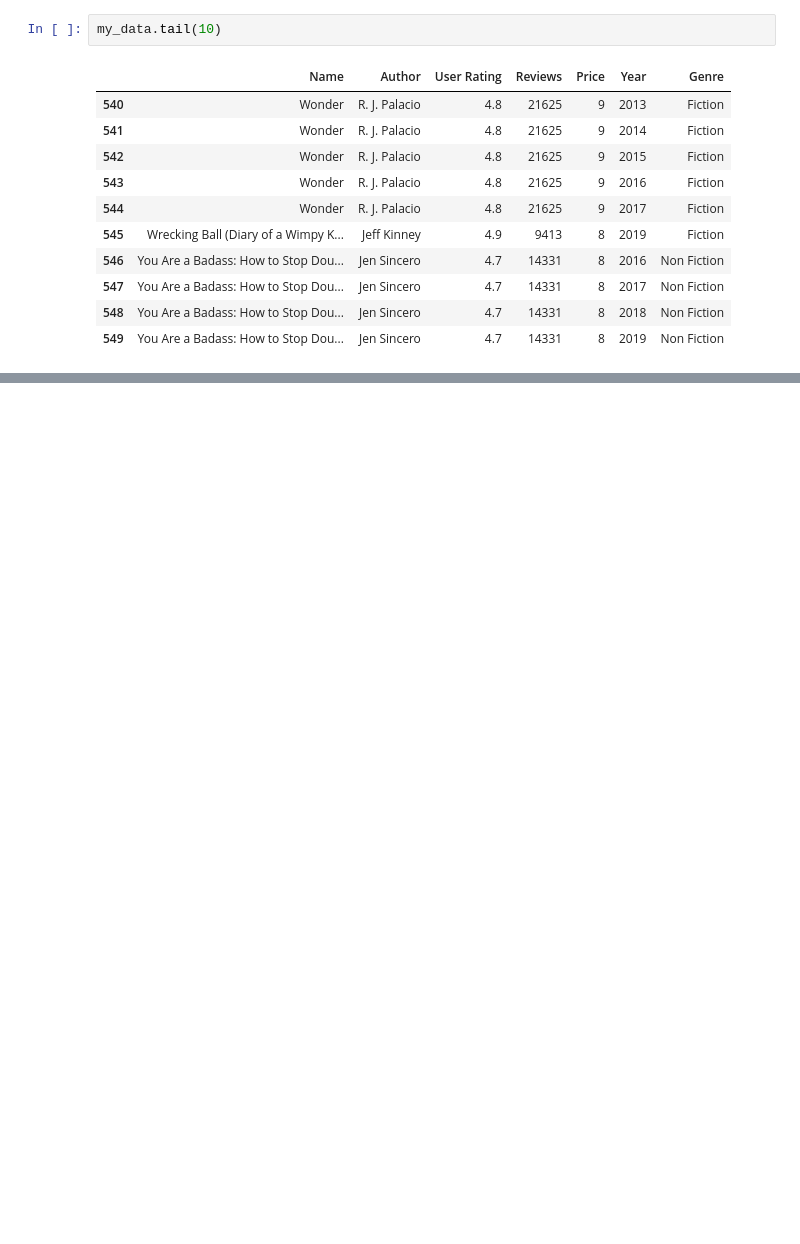
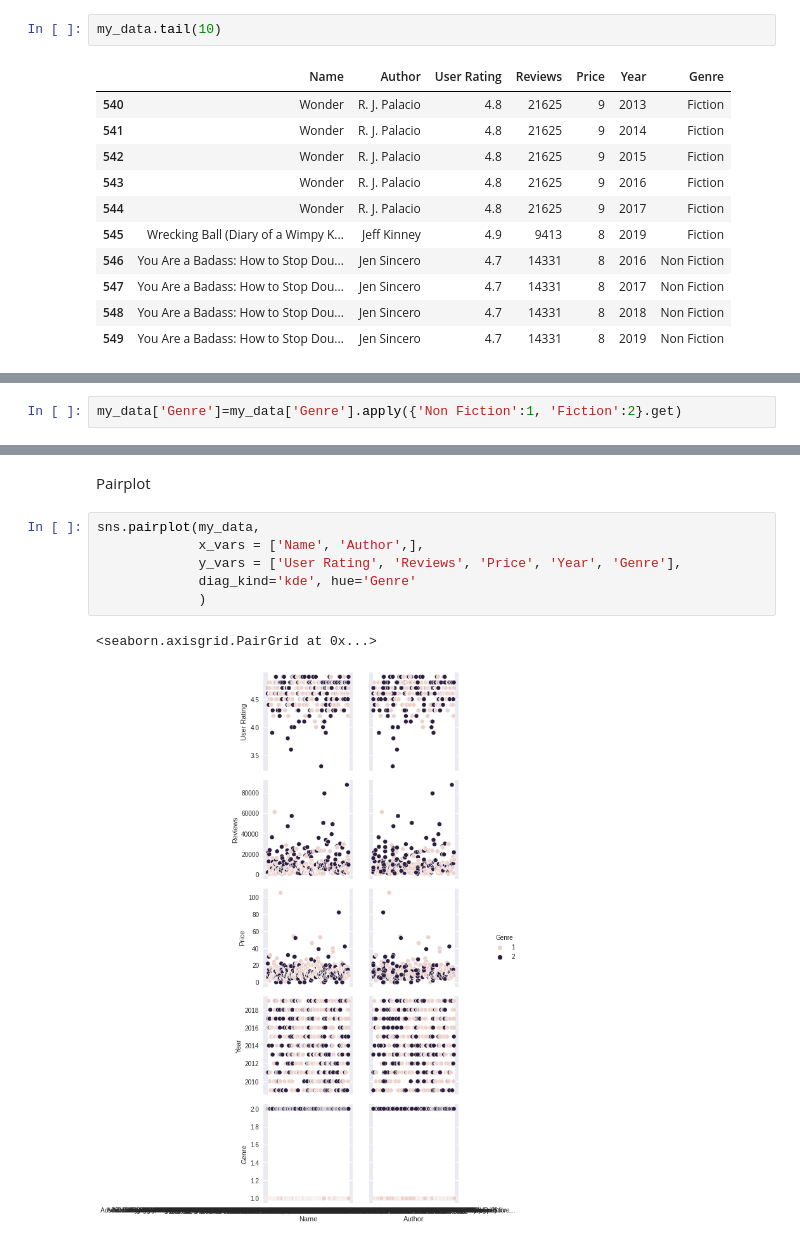
Before and after one commit to sejallotliker/MLnow_2.0, a Jupyter notebook: Univariate_linear_regression_Assignment_.ipynb, the cells around one changed output, grey strips where cells are left out. Cells and saved outputs as stored; diff of their text form; blank space fills up the shorter version.

```diff
--- a/Univariate_linear_regression_Assignment_.ipynb
+++ b/Univariate_linear_regression_Assignment_.ipynb
@@ -54,0 +73,2 @@ my_data.tail(10)
+# %%
+my_data['Genre']=my_data['Genre'].apply({'Non Fiction':1, 'Fiction':2}.get)
@@ -54,0 +106,11 @@ my_data.tail(10)
+# %% [markdown]
+Pairplot
+# %%
+sns.pairplot(my_data,
+             x_vars = ['Name', 'Author',],
+             y_vars = ['User Rating', 'Reviews', 'Price', 'Year', 'Genre'],
+             diag_kind='kde', hue='Genre'
+             )
+# %% [output]
+<seaborn.axisgrid.PairGrid at 0x...>
+[figure, added]
```
Also changed, not shown: parts of 12 cells of this notebook.
